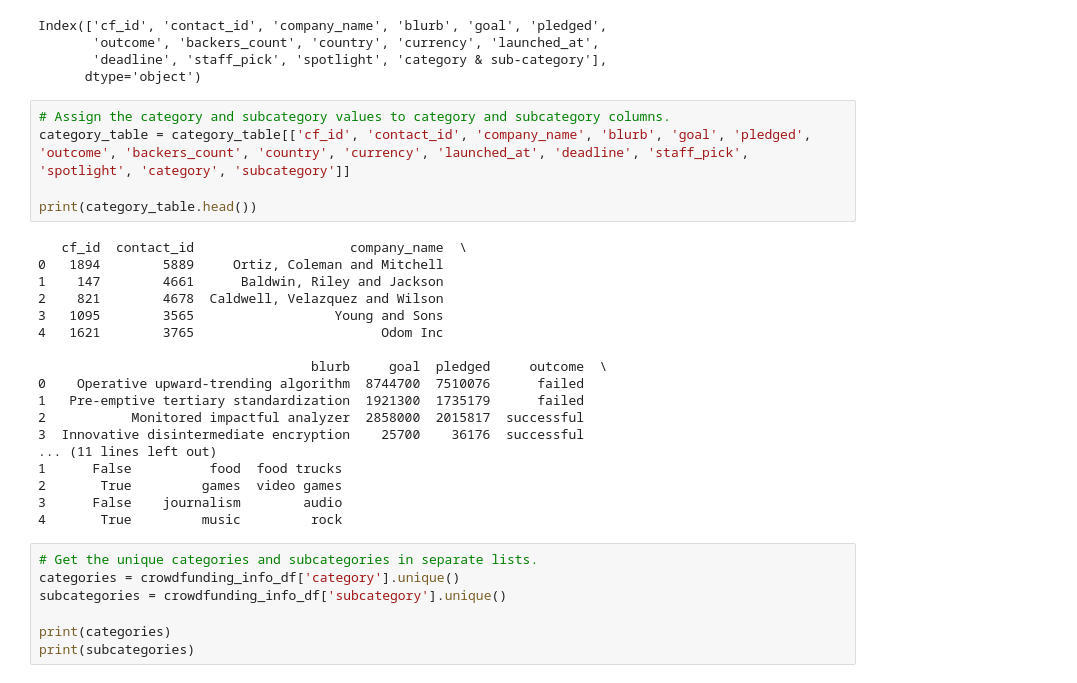
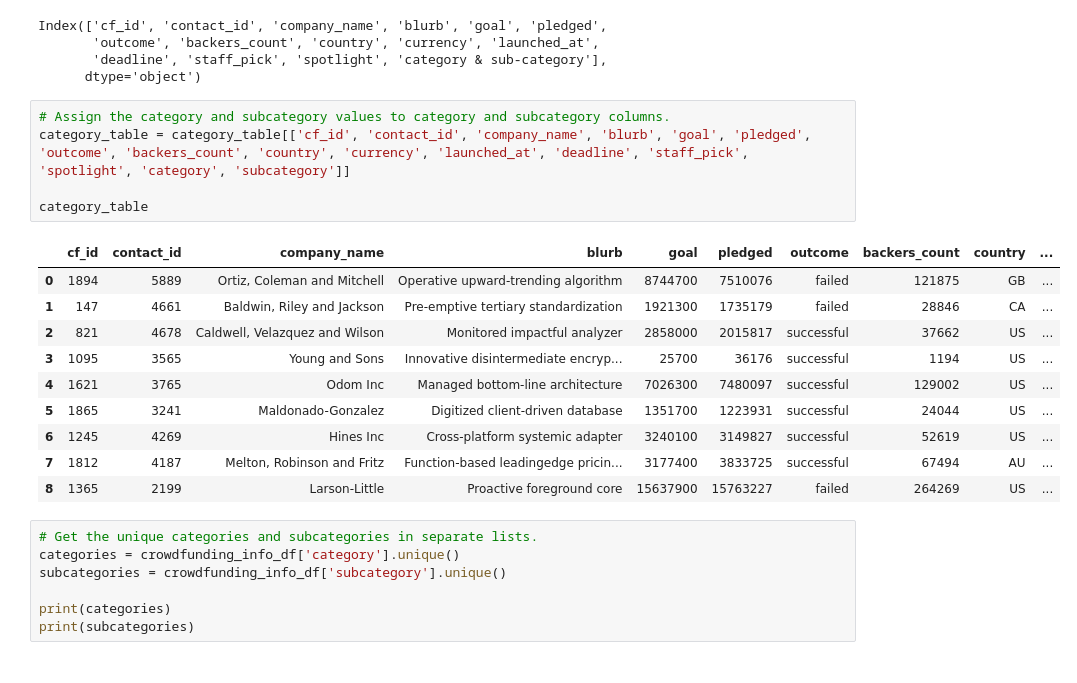
Before and after one commit to mjsdupont/Project2_Group1, a Jupyter notebook: ETL_Mini_Project_MJDupont_AKhan_KKota.ipynb, the cells around one changed output. Saved outputs shown, nothing was run; the diff lists cells and outputs as text.

Commit message:
push 4
completed ipynb
3/4 databases

```diff
--- a/ETL_Mini_Project_MJDupont_AKhan_KKota.ipynb
+++ b/ETL_Mini_Project_MJDupont_AKhan_KKota.ipynb
@@ -63,26 +63,19 @@ Index(['cf_id', 'contact_id', 'company_name', 'blurb', 'goal', 'pledged',
 # %%
 # Assign the category and subcategory values to category and subcategory columns.
 category_table = category_table[['cf_id', 'contact_id', 'company_name', 'blurb', 'goal', 'pledged', 'outcome', 'backers_count', 'country', 'currency', 'launched_at', 'deadline', 'staff_pick', 'spotlight', 'category', 'subcategory']]
 
-print(category_table.head())
+category_table
 # %% [output]
-   cf_id  contact_id                    company_name  \
-0   1894        5889     Ortiz, Coleman and Mitchell
-1    147        4661      Baldwin, Riley and Jackson
-2    821        4678  Caldwell, Velazquez and Wilson
-3   1095        3565                  Young and Sons
-4   1621        3765                        Odom Inc
-
-                                   blurb     goal  pledged     outcome  \
-0    Operative upward-trending algorithm  8744700  7510076      failed
-1   Pre-emptive tertiary standardization  1921300  1735179      failed
-2           Monitored impactful analyzer  2858000  2015817  successful
-3  Innovative disintermediate encryption    25700    36176  successful
-... (11 lines left out)
-1      False          food  food trucks
-2       True         games  video games
-3      False    journalism        audio
-4       True         music         rock
+|  | cf_id | contact_id | company_name | blurb | goal | pledged | outcome | backers_count | country | ... |
+| 0 | 1894 | 5889 | Ortiz, Coleman and Mitchell | Operative upward-trending algorithm | 8744700 | 7510076 | failed | 121875 | GB | ... |
+| 1 | 147 | 4661 | Baldwin, Riley and Jackson | Pre-emptive tertiary standardization | 1921300 | 1735179 | failed | 28846 | CA | ... |
+| 2 | 821 | 4678 | Caldwell, Velazquez and Wilson | Monitored impactful analyzer | 2858000 | 2015817 | successful | 37662 | US | ... |
+| 3 | 1095 | 3565 | Young and Sons | Innovative disintermediate encryp... | 25700 | 36176 | successful | 1194 | US | ... |
+| 4 | 1621 | 3765 | Odom Inc | Managed bottom-line architecture | 7026300 | 7480097 | successful | 129002 | US | ... |
+| 5 | 1865 | 3241 | Maldonado-Gonzalez | Digitized client-driven database | 1351700 | 1223931 | successful | 24044 | US | ... |
+| 6 | 1245 | 4269 | Hines Inc | Cross-platform systemic adapter | 3240100 | 3149827 | successful | 52619 | US | ... |
+| 7 | 1812 | 4187 | Melton, Robinson and Fritz | Function-based leadingedge pricin... | 3177400 | 3833725 | successful | 67494 | AU | ... |
+| 8 | 1365 | 2199 | Larson-Little | Proactive foreground core | 15637900 | 15763227 | failed | 264269 | US | ... |
 # %%
 # Get the unique categories and subcategories in separate lists.
 categories = crowdfunding_info_df['category'].unique()
```
Also changed, not shown: parts of 27 cells of this notebook, 1 other file.
